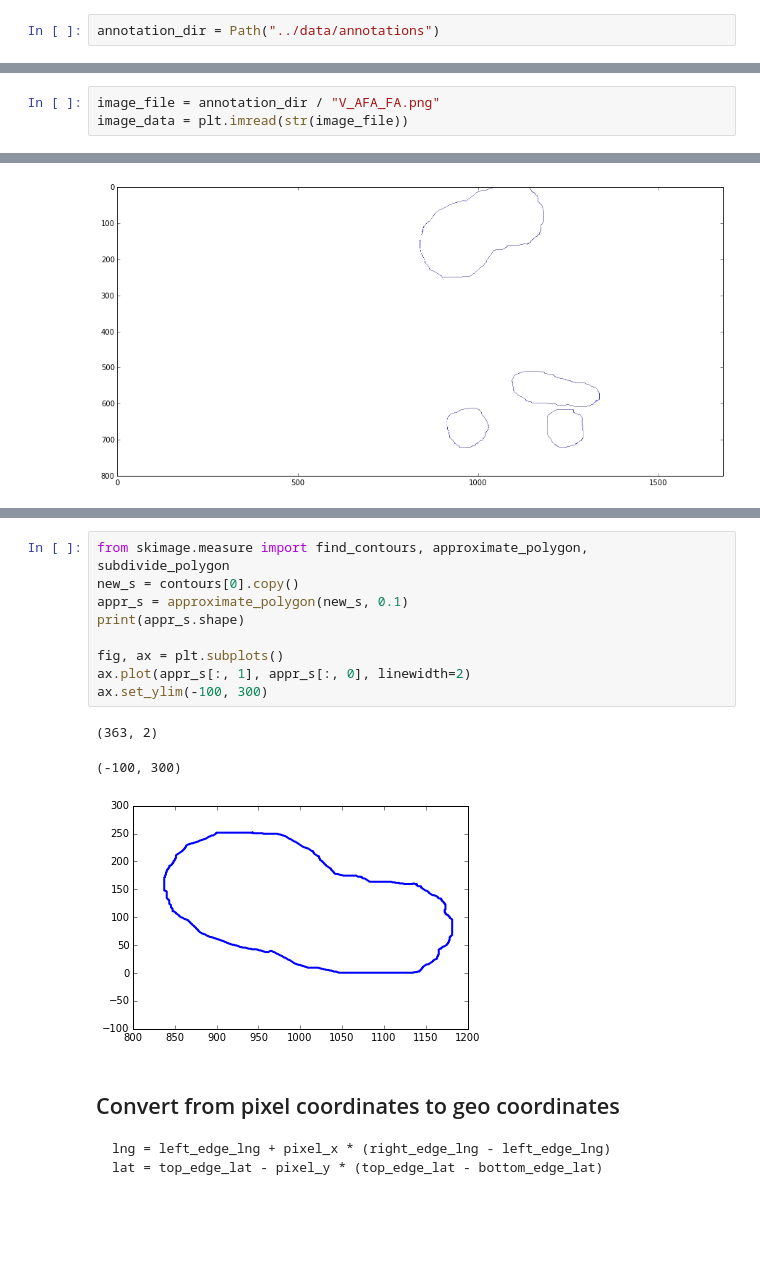
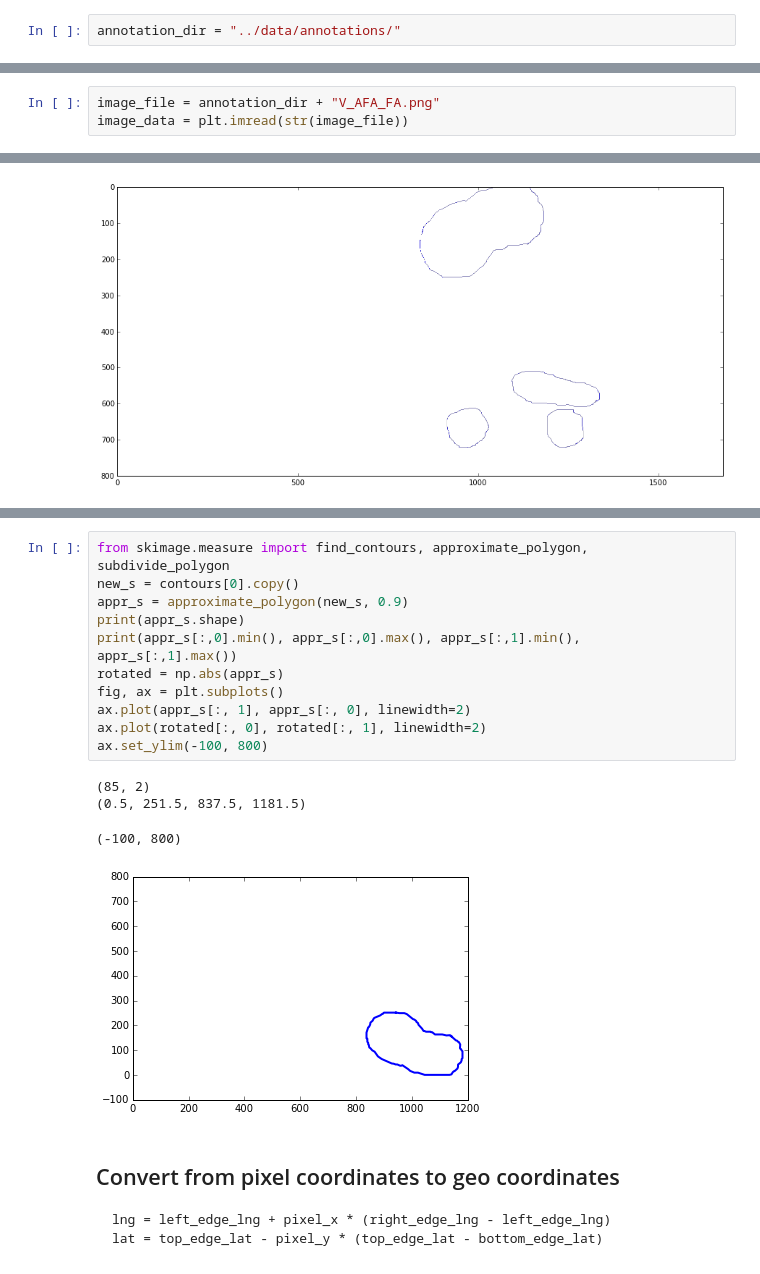
Before and after one commit to dirkhovy/chat-on-a-map, a Jupyter notebook: notebooks/vectorize_shapes.ipynb, the cells around one changed output, grey strips where cells are left out. Drawn from its saved outputs; the diff is of its cells as text; blank space fills up the shorter version.

Commit message:
mapping several shapes onto map projection, plus polygon information

```diff
--- a/notebooks/vectorize_shapes.ipynb
+++ b/notebooks/vectorize_shapes.ipynb
@@ -20,4 +23,4 @@ bg_imgs = {#'vollsmose': "/Users/dirkhovy/Dropbox/working/lowlands/sociolinguist
            }
 # %%
-annotation_dir = Path("../data/annotations")
+annotation_dir = "../data/annotations/"
 # %%
@@ -36,5 +39,5 @@ list(annotation_dir.glob("*"))
 # %%
-image_file = annotation_dir / "V_AFA_FA.png"
+image_file = annotation_dir + "V_AFA_FA.png"
 image_data = plt.imread(str(image_file))
 # %%
 fig, ax = plt.subplots(figsize=(15,15))
@@ -90,16 +90,19 @@ for n, contour in enumerate(contours):
 # %%
 from skimage.measure import find_contours, approximate_polygon, subdivide_polygon
 new_s = contours[0].copy()
-appr_s = approximate_polygon(new_s, 0.1)
+appr_s = approximate_polygon(new_s, 0.9)
 print(appr_s.shape)
-
+print(appr_s[:,0].min(), appr_s[:,0].max(), appr_s[:,1].min(), appr_s[:,1].max())
+rotated = np.abs(appr_s)
 fig, ax = plt.subplots()
 ax.plot(appr_s[:, 1], appr_s[:, 0], linewidth=2)
-ax.set_ylim(-100, 300)
+ax.plot(rotated[:, 0], rotated[:, 1], linewidth=2)
+ax.set_ylim(-100, 800)
 # %% [output]
-(363, 2)
+(85, 2)
+(0.5, 251.5, 837.5, 1181.5)
-(-100, 300)
+(-100, 800)
-[figure, old version]
+[figure, new version]
 # %% [markdown]
 ## Convert from pixel coordinates to geo coordinates
 
```
Also changed, not shown: parts of 8 cells of this notebook, 1 other file.
